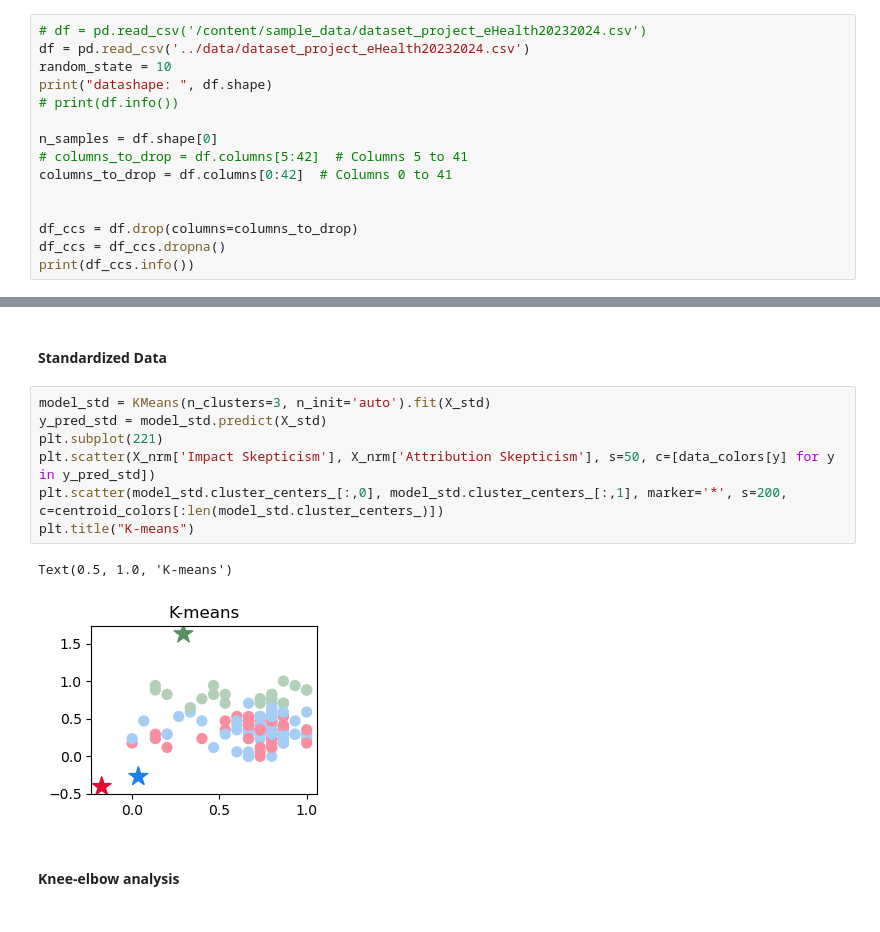
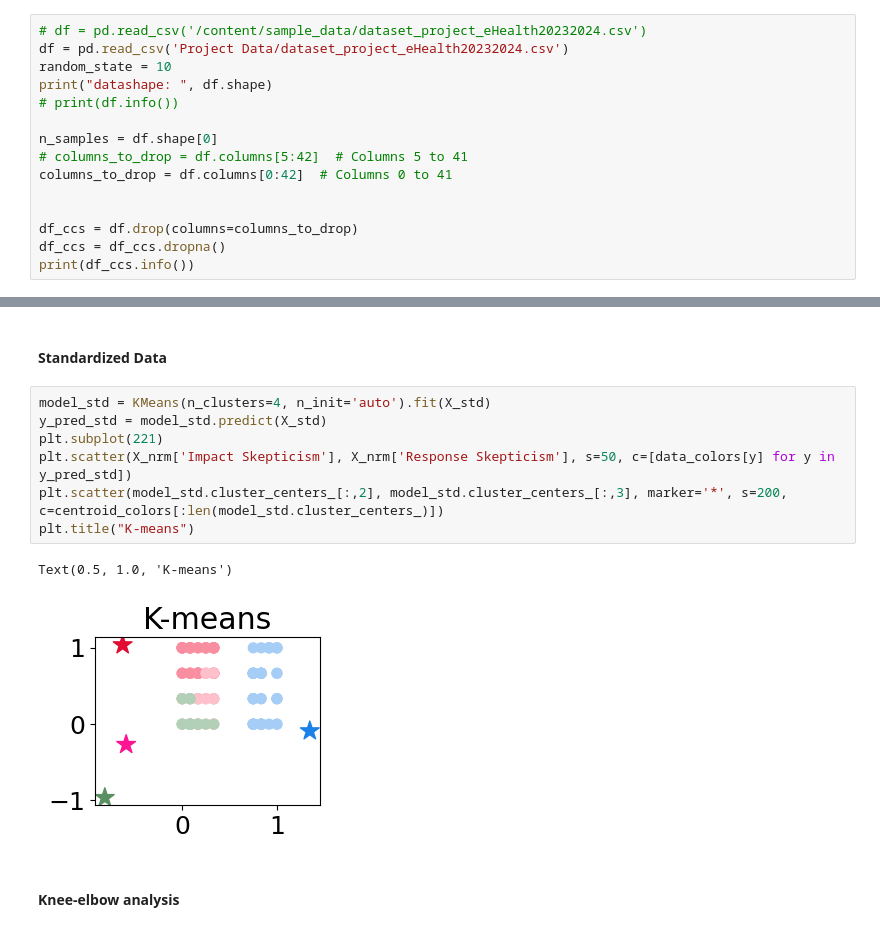
Before and after one commit to categrd/EcoCity, a Jupyter notebook: code/EHealth.ipynb, the cells around one changed output, grey strips where cells are left out. Cells and saved outputs as stored; diff of their text form.

Commit message:
Performed Reversed Scores on some ccs features
Reversed Scores preformed on some ccs features and computation of the algos for the new updated data.

```diff
--- a/code/EHealth.ipynb
+++ b/code/EHealth.ipynb
@@ -19,6 +29,6 @@ from matplotlib.colors import ListedColormap
 # %%
 # df = pd.read_csv('/content/sample_data/dataset_project_eHealth20232024.csv')
-df = pd.read_csv('../data/dataset_project_eHealth20232024.csv')
+df = pd.read_csv('Project Data/dataset_project_eHealth20232024.csv')
 random_state = 10
 print("datashape: ", df.shape)
 # print(df.info())
@@ -133,15 +137,15 @@ Text(0.5, 1.0, 'K-means')
 # %% [markdown]
 #### Standardized Data
 # %%
-model_std = KMeans(n_clusters=3, n_init='auto').fit(X_std)
+model_std = KMeans(n_clusters=4, n_init='auto').fit(X_std)
 y_pred_std = model_std.predict(X_std)
 plt.subplot(221)
-plt.scatter(X_nrm['Impact Skepticism'], X_nrm['Attribution Skepticism'], s=50, c=[data_colors[y] for y in y_pred_std])
-plt.scatter(model_std.cluster_centers_[:,0], model_std.cluster_centers_[:,1], marker='*', s=200, c=centroid_colors[:len(model_std.cluster_centers_)])
+plt.scatter(X_nrm['Impact Skepticism'], X_nrm['Response Skepticism'], s=50, c=[data_colors[y] for y in y_pred_std])
+plt.scatter(model_std.cluster_centers_[:,2], model_std.cluster_centers_[:,3], marker='*', s=200, c=centroid_colors[:len(model_std.cluster_centers_)])
 plt.title("K-means")
 # %% [output]
 Text(0.5, 1.0, 'K-means')
-[figure, old version]
+[figure, new version]
 # %% [markdown]
 #### Knee-elbow analysis
 # %%
```
Also changed, not shown: parts of 32 cells of this notebook.
